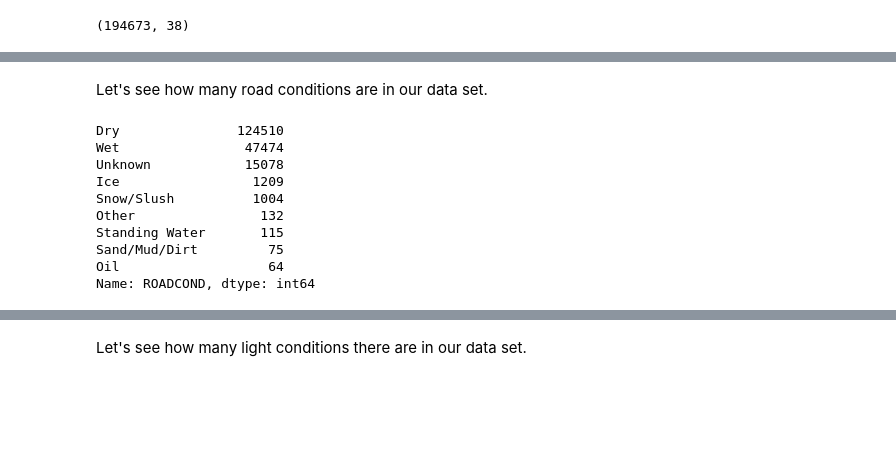
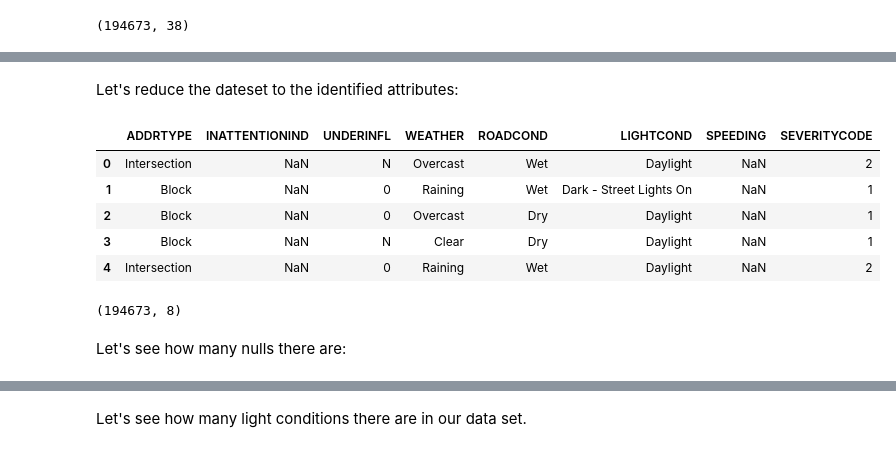
Before and after one commit to newpains/Coursera_Capstone, a Jupyter notebook: Capstone.ipynb, the cells around one changed output, grey strips where cells are left out. Drawn from its saved outputs; the diff is of its cells as text; code cells hidden in the pictures; blank space fills up the shorter version.

```diff
--- a/Capstone.ipynb
+++ b/Capstone.ipynb
@@ -175,15 +144,18 @@ Name: WEATHER, dtype: int64
-# %% [markdown]
-Let's see how many road conditions are in our data set.
-# %%
-df['ROADCOND'].value_counts()
-# %% [output]
-Dry               124510
-Wet                47474
-Unknown            15078
-Ice                 1209
-Snow/Slush          1004
-Other                132
-Standing Water       115
-Sand/Mud/Dirt         75
-Oil                   64
-Name: ROADCOND, dtype: int64
+# %% [markdown]
+Let's reduce the dateset to the identified attributes:
+# %%
+Feature = df[['ADDRTYPE','INATTENTIONIND','UNDERINFL','WEATHER','ROADCOND','LIGHTCOND','SPEEDING','SEVERITYCODE']]
+Feature.head()
+# %% [output]
+|  | ADDRTYPE | INATTENTIONIND | UNDERINFL | WEATHER | ROADCOND | LIGHTCOND | SPEEDING | SEVERITYCODE |
+| 0 | Intersection | NaN | N | Overcast | Wet | Daylight | NaN | 2 |
+| 1 | Block | NaN | 0 | Raining | Wet | Dark - Street Lights On | NaN | 1 |
+| 2 | Block | NaN | 0 | Overcast | Dry | Daylight | NaN | 1 |
+| 3 | Block | NaN | N | Clear | Dry | Daylight | NaN | 1 |
+| 4 | Intersection | NaN | 0 | Raining | Wet | Daylight | NaN | 2 |
+# %%
+Feature.shape
+# %% [output]
+(194673, 8)
+# %% [markdown]
+Let's see how many nulls there are:
```
Also changed, not shown: parts of 93 cells of this notebook, 1 other file.
